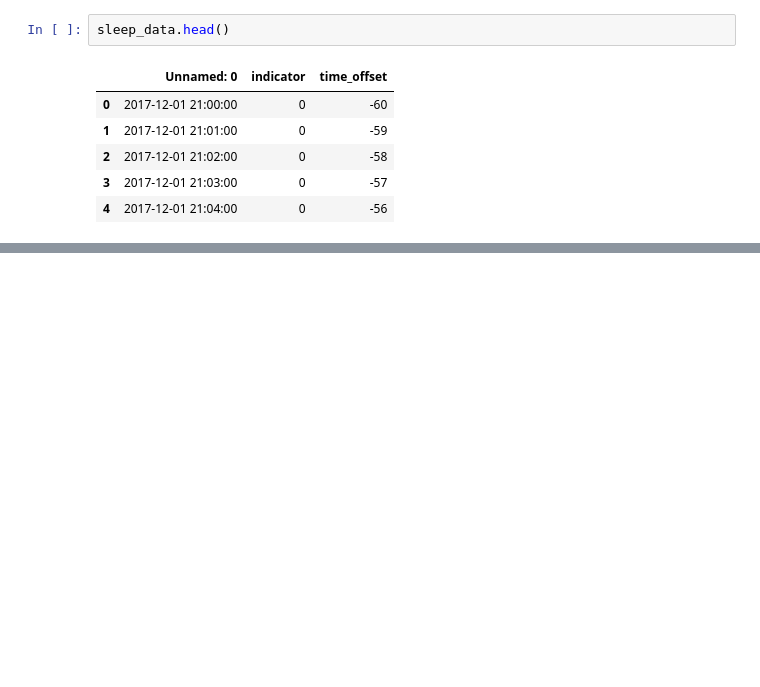
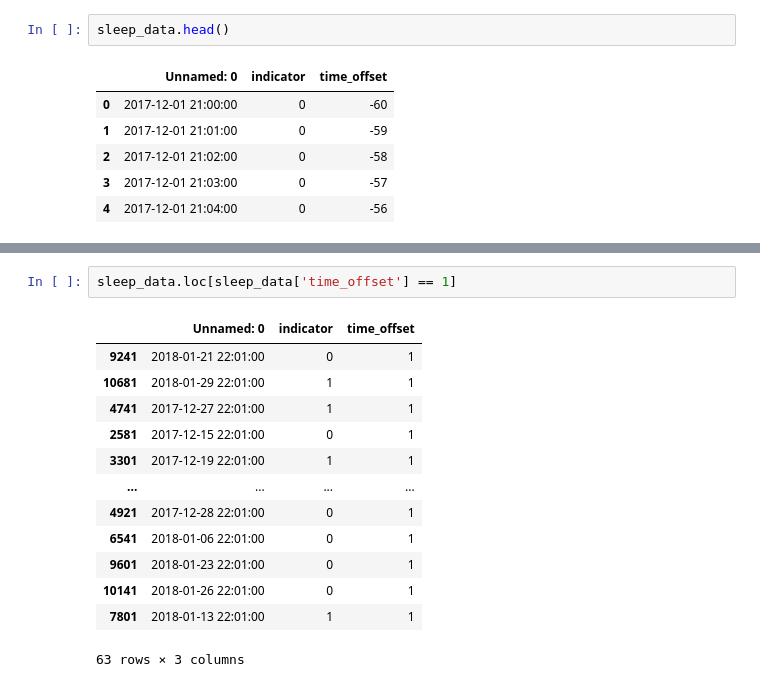
Before and after one commit to shafaq-aslam/statistics-prob, a Jupyter notebook: 09_sleep_case_study.ipynb, the cells around one changed output, grey strips where cells are left out. Cells and saved outputs as stored; diff of their text form; blank space fills up the shorter version.

```diff
--- a/09_sleep_case_study.ipynb
+++ b/09_sleep_case_study.ipynb
@@ -40,0 +100,16 @@ sleep_data.head()
+# %%
+sleep_data.loc[sleep_data['time_offset'] == 1]
+# %% [output]
+|  | Unnamed: 0 | indicator | time_offset |
+| 9241 | 2018-01-21 22:01:00 | 0 | 1 |
+| 10681 | 2018-01-29 22:01:00 | 1 | 1 |
+| 4741 | 2017-12-27 22:01:00 | 1 | 1 |
+| 2581 | 2017-12-15 22:01:00 | 0 | 1 |
+| 3301 | 2017-12-19 22:01:00 | 1 | 1 |
+| ... | ... | ... | ... |
+| 4921 | 2017-12-28 22:01:00 | 0 | 1 |
+| 6541 | 2018-01-06 22:01:00 | 0 | 1 |
+| 9601 | 2018-01-23 22:01:00 | 0 | 1 |
+| 10141 | 2018-01-26 22:01:00 | 0 | 1 |
+| 7801 | 2018-01-13 22:01:00 | 1 | 1 |
+63 rows × 3 columns
```
Also changed, not shown: parts of 8 cells of this notebook.
